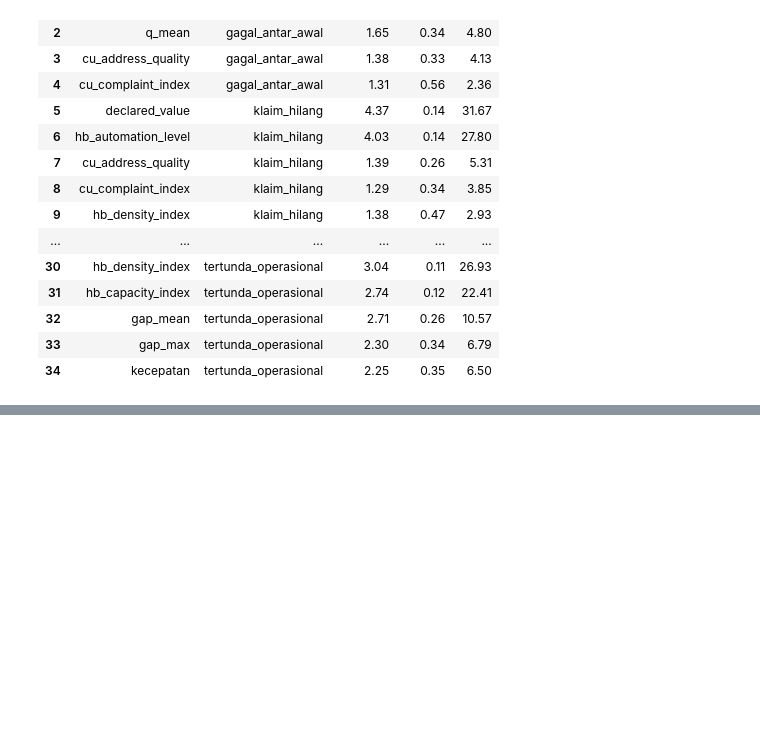
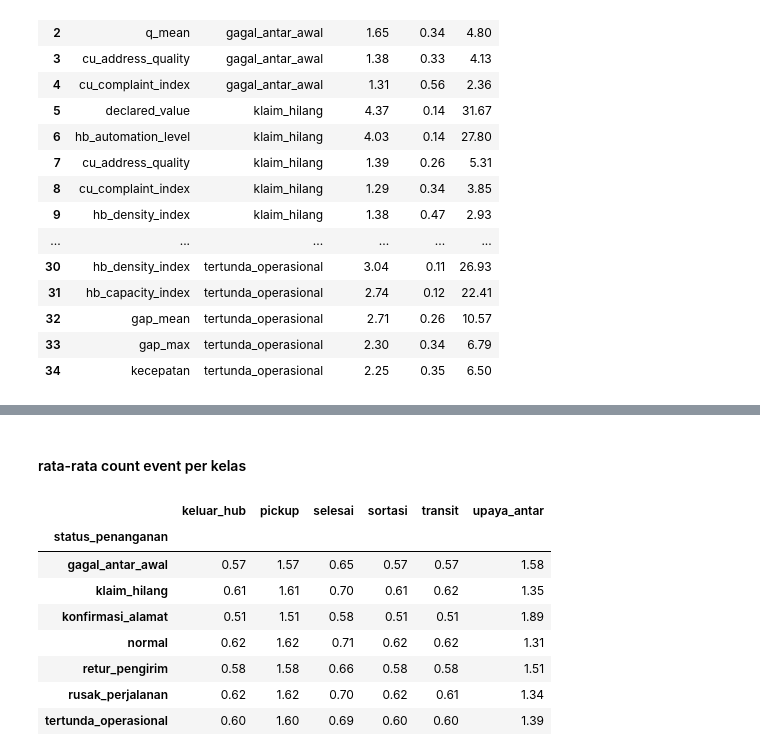
Before and after one commit to AndreMasalle/Datavidia-2026, a Jupyter notebook: eda.ipynb, the cells around one changed output, grey strips where cells are left out. Drawn from its saved outputs; the diff is of its cells as text; code cells hidden in the pictures; blank space fills up the shorter version.

```diff
--- a/eda.ipynb
+++ b/eda.ipynb
@@ -1272,0 +1333,16 @@ Lima fitur terkuat per kelas dari semua tabel
+# %%
+evt_n = event.assign(v=1).pivot_table(
+    index="shipment_id", columns="event_type", values="v", aggfunc="sum", fill_value=0)
+evt_n = shipments[["shipment_id", TARGET]].merge(evt_n, on="shipment_id", how="left").fillna(0)
+show(evt_n.groupby(TARGET).mean(numeric_only=True).round(2), "rata-rata count event per kelas")
+# %% [output]
+rata-rata count event per kelas
+|  | keluar_hub | pickup | selesai | sortasi | transit | upaya_antar |
+| status_penanganan |  |  |  |  |  |  |
+| gagal_antar_awal | 0.57 | 1.57 | 0.65 | 0.57 | 0.57 | 1.58 |
+| klaim_hilang | 0.61 | 1.61 | 0.70 | 0.61 | 0.62 | 1.35 |
+| konfirmasi_alamat | 0.51 | 1.51 | 0.58 | 0.51 | 0.51 | 1.89 |
+| normal | 0.62 | 1.62 | 0.71 | 0.62 | 0.62 | 1.31 |
+| retur_pengirim | 0.58 | 1.58 | 0.66 | 0.58 | 0.58 | 1.51 |
+| rusak_perjalanan | 0.62 | 1.62 | 0.70 | 0.62 | 0.61 | 1.34 |
+| tertunda_operasional | 0.60 | 1.60 | 0.69 | 0.60 | 0.60 | 1.39 |
```
Also changed, not shown: parts of 6 cells of this notebook, 1 other file.
